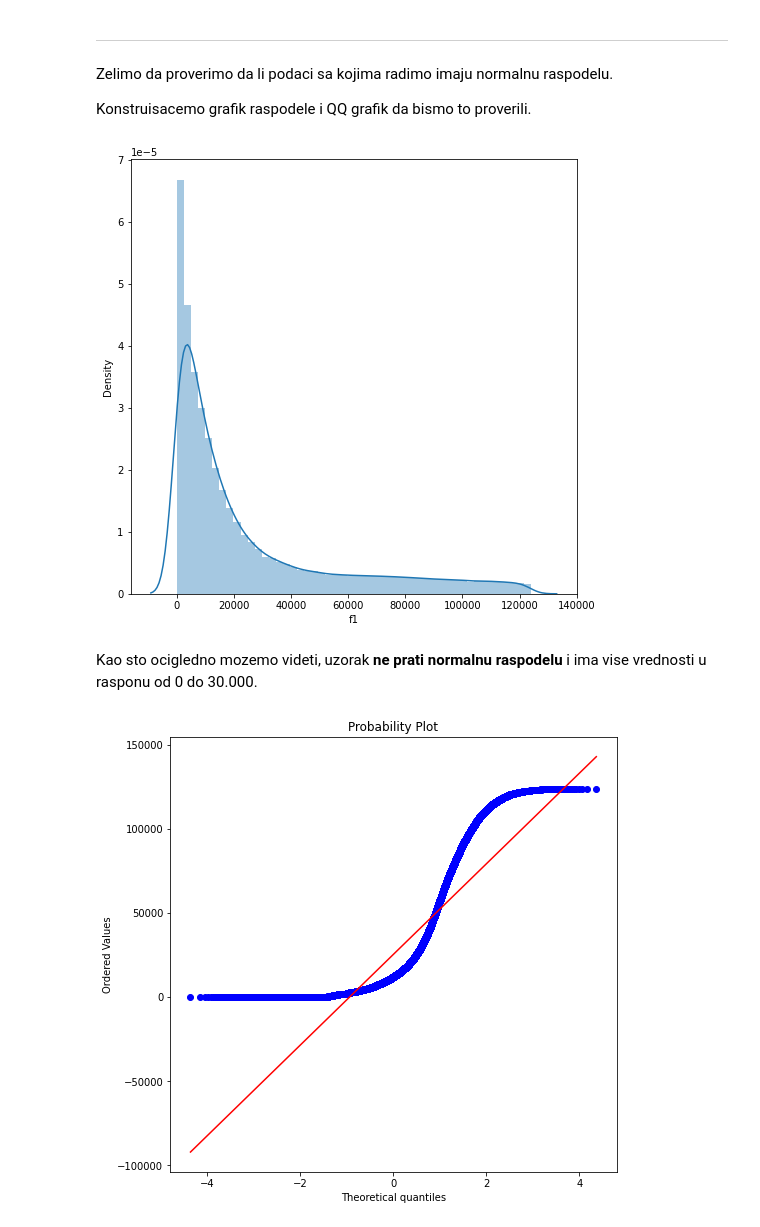
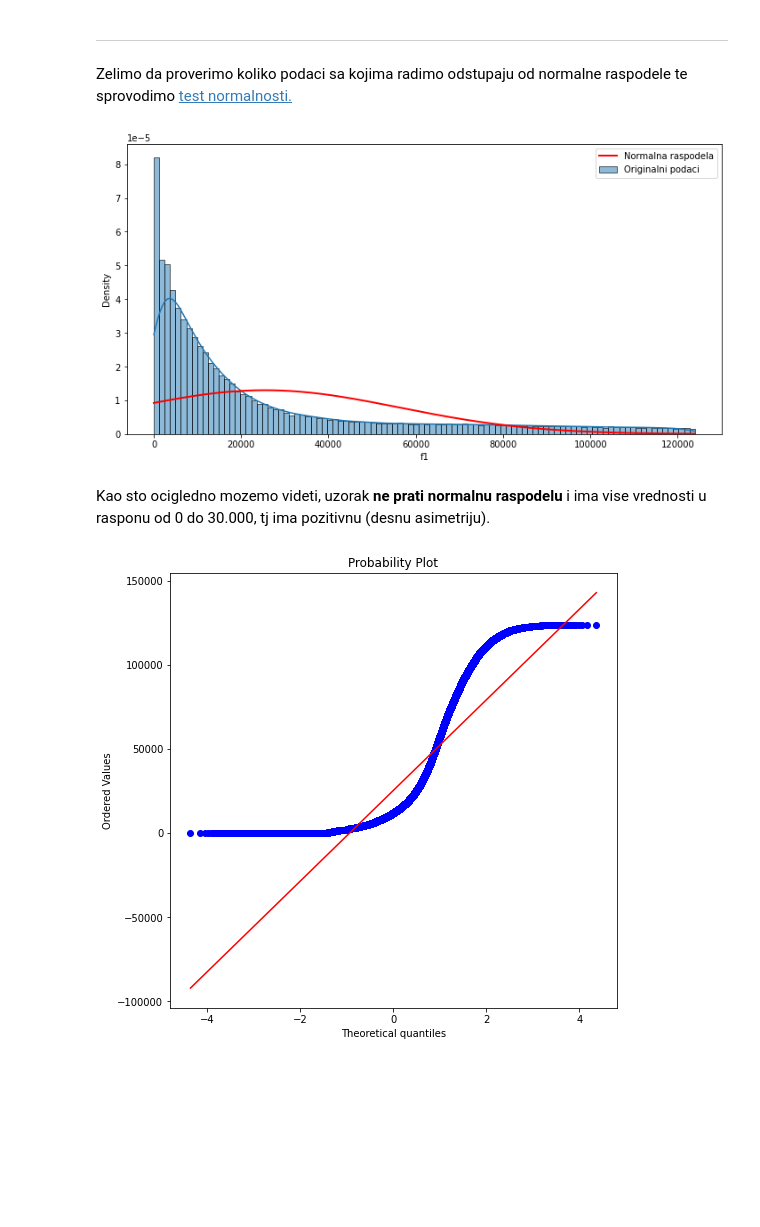
Before and after one commit to Sara18022/PowerTransformations, a Jupyter notebook: data_transformation.ipynb, the cells around one changed output. Cells and saved outputs as stored; diff of their text form; code cells hidden in the pictures; blank space fills up the shorter version.

Commit message:
Add data

```diff
--- a/02_data_transformations/data_transformation.ipynb
+++ b/data_transformation.ipynb
@@ -55,17 +59,34 @@ len(df_log[df_log['f1'] == 0]), len(df_log[df_log['f1'] < 0])
 # %% [markdown]
 ----------------------------------------------------------------------------------------------------------------
 # %% [markdown]
-Zelimo da proverimo da li podaci sa kojima radimo imaju normalnu raspodelu.
-
-Konstruisacemo grafik raspodele i QQ grafik da bismo to proverili.
+Zelimo da proverimo koliko podaci sa kojima radimo odstupaju od normalne raspodele te sprovodimo [test normalnosti.](./README.md#test-normalnosti)
 # %%
-plt.figure(figsize = (8,8))
-sns.distplot(df['f1'], kde=True)
+from scipy.stats import norm
+
+data = df['f1']
+
+# pravimo grafik normalne raspodele
+# racunamo medijanu i standardnu devijaciju za nase podatke
+mean = np.mean(data)
+std = np.std(data)
+
+x = np.linspace(min(data), max(data), 5000)
+normal_pdf = norm.pdf(x, mean, std)
+
+plt.figure(figsize=(12, 6))
+
+# pravimo histogram originalnih podataka
+sns.histplot(data, kde=True, stat='density', label='Originalni podaci', bins=100)
+
+# Plot normal distribution
+plt.plot(x, normal_pdf, 'r-', label='Normalna raspodela', linewidth=2)
+
+plt.legend()
 plt.show()
 # %% [output]
-[figure, old version]
+[figure, new version]
 # %% [markdown]
-Kao sto ocigledno mozemo videti, uzorak **ne prati normalnu raspodelu** i ima vise vrednosti u rasponu od 0 do 30.000.
+Kao sto ocigledno mozemo videti, uzorak **ne prati normalnu raspodelu** i ima vise vrednosti u rasponu od 0 do 30.000, tj ima pozitivnu (desnu asimetriju).
 # %%
 from scipy import stats
 
```
Also changed, not shown: parts of 6 cells of this notebook, 5 other files.
